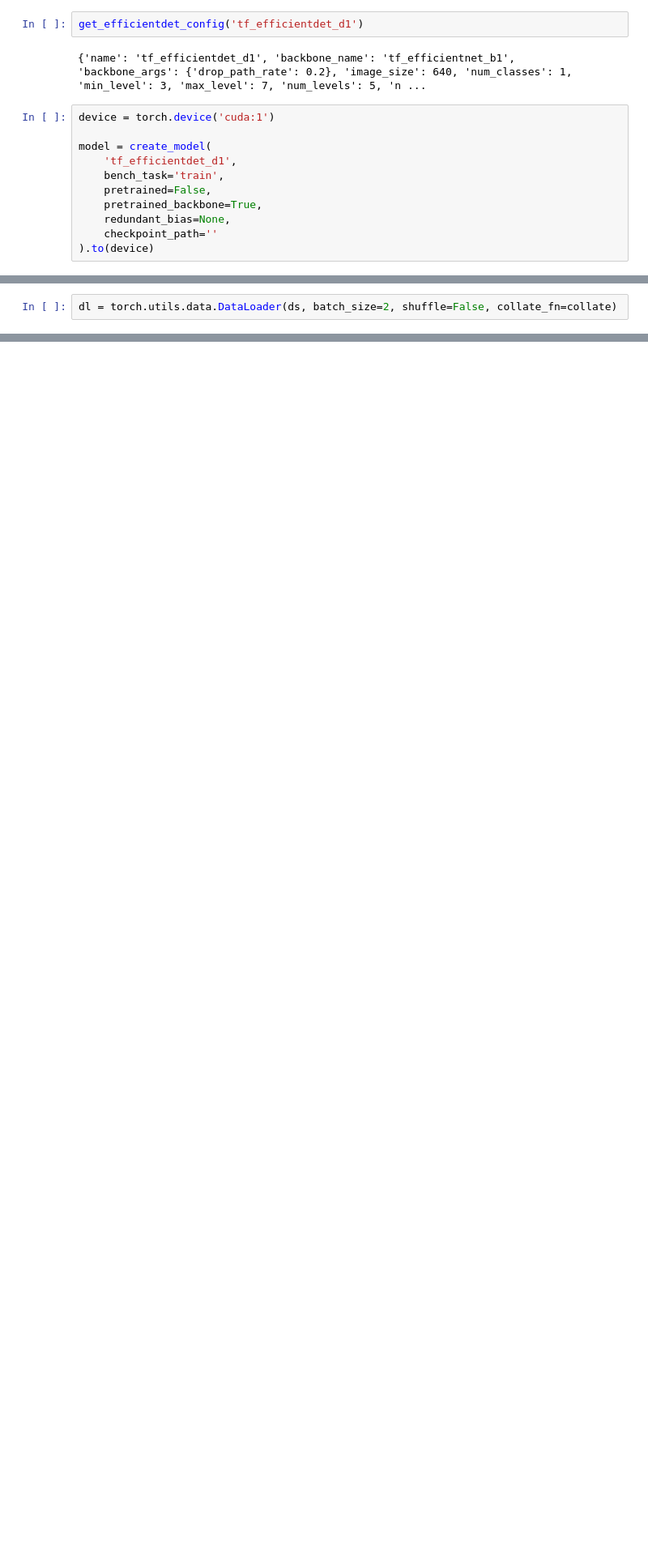
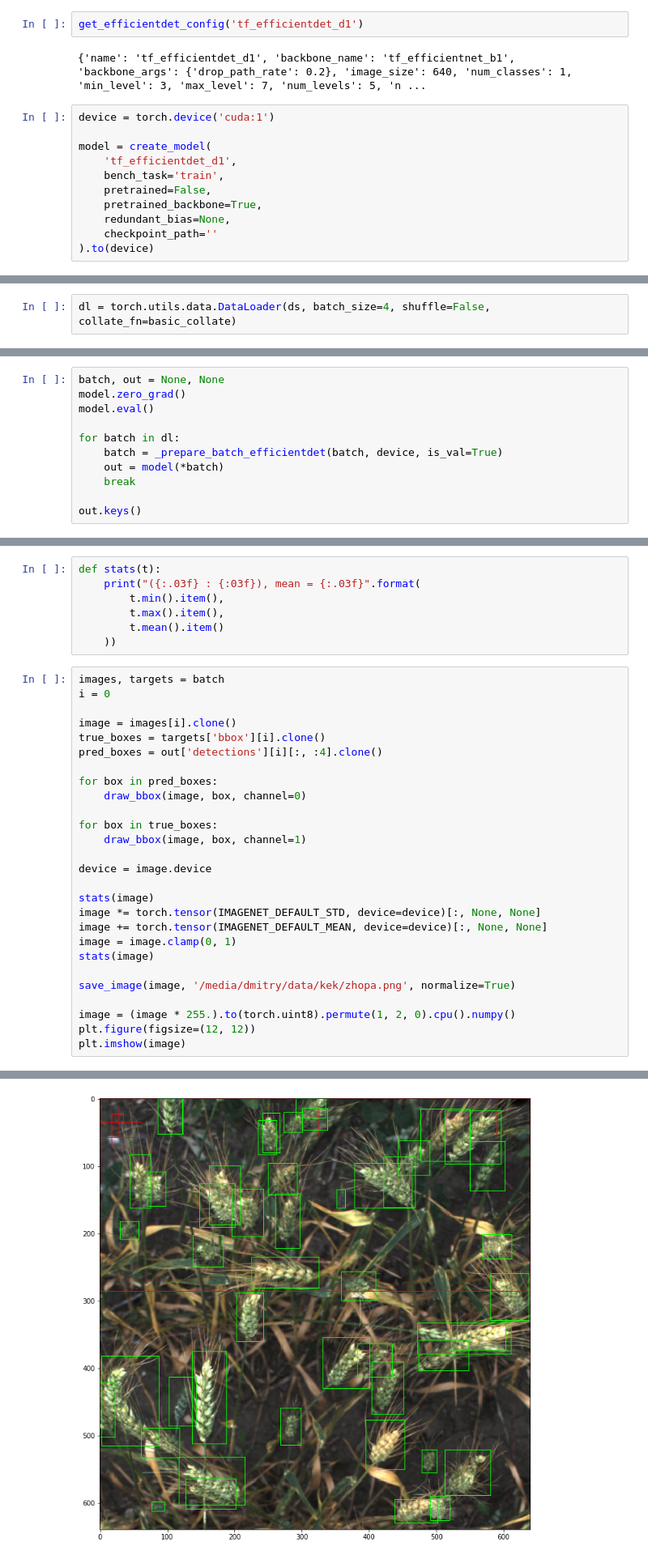
Before and after one commit to dmitry-vorobiev/kaggle-global-wheat-detection, a Jupyter notebook: nbs/effdet_rwightman.ipynb, the cells around one changed output, grey strips where cells are left out. Shown at 81% size. Cells and saved outputs as stored; diff of their text form; blank space fills up the shorter version.

Commit message:
visualise bboxes

```diff
--- a/nbs/effdet_rwightman.ipynb
+++ b/nbs/effdet_rwightman.ipynb
@@ -110,5 +91,5 @@ tfms = A.Compose(tfms, bbox_params=A.BboxParams('pascal_voc'))
 
 ds = WheatDataset(image_dir, csv_path, transforms=tfms)
 # %%
-dl = torch.utils.data.DataLoader(ds, batch_size=2, shuffle=False, collate_fn=collate)
+dl = torch.utils.data.DataLoader(ds, batch_size=4, shuffle=False, collate_fn=basic_collate)
 # %%
@@ -133,0 +136,11 @@ out
+# %%
+batch, out = None, None
+model.zero_grad()
+model.eval()
+
+for batch in dl:
+    batch = _prepare_batch_efficientdet(batch, device, is_val=True)
+    out = model(*batch)
+    break
+
+out.keys()
@@ -133,0 +151,35 @@ out
+# %%
+def stats(t):
+    print("({:.03f} : {:03f}), mean = {:.03f}".format(
+        t.min().item(),
+        t.max().item(),
+        t.mean().item()
+    ))
+# %%
+images, targets = batch
+i = 0
+
+image = images[i].clone()
+true_boxes = targets['bbox'][i].clone()
+pred_boxes = out['detections'][i][:, :4].clone()
+
+for box in pred_boxes:
+    draw_bbox(image, box, channel=0)
+
+for box in true_boxes:
+    draw_bbox(image, box, channel=1)
+
+device = image.device
+
+stats(image)
+image *= torch.tensor(IMAGENET_DEFAULT_STD, device=device)[:, None, None]
+image += torch.tensor(IMAGENET_DEFAULT_MEAN, device=device)[:, None, None]
+image = image.clamp(0, 1)
+stats(image)
+
+save_image(image, '/media/dmitry/data/kek/zhopa.png', normalize=True)
+
+image = (image * 255.).to(torch.uint8).permute(1, 2, 0).cpu().numpy()
+plt.figure(figsize=(12, 12))
+plt.imshow(image)
+# %% [output]
@@ -133,0 +189 @@ out
+[figure, added]
```
Also changed, not shown: parts of 12 cells of this notebook, 4 other files.
